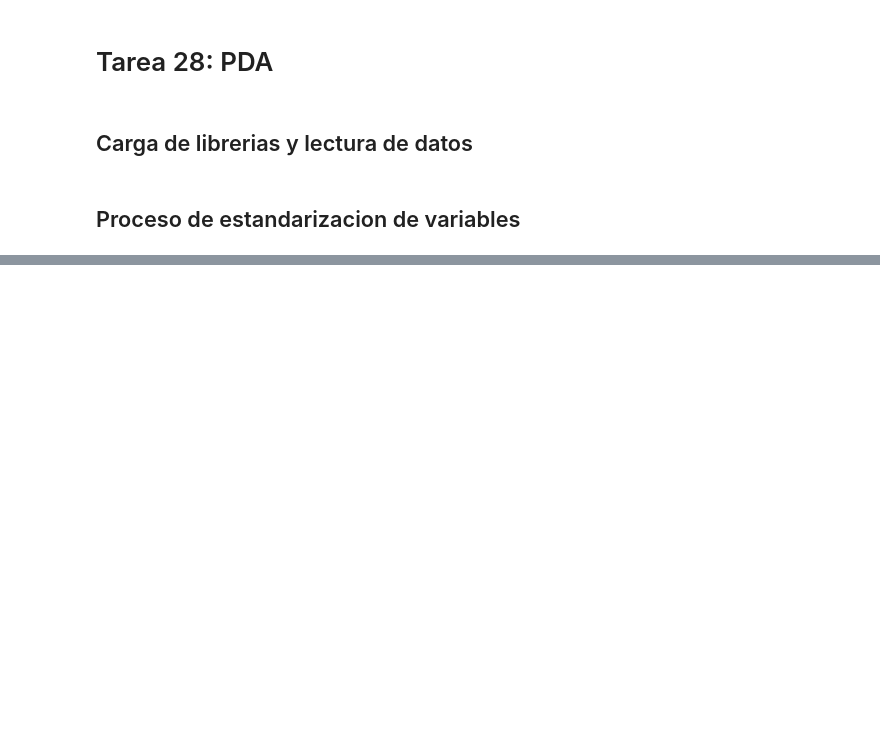
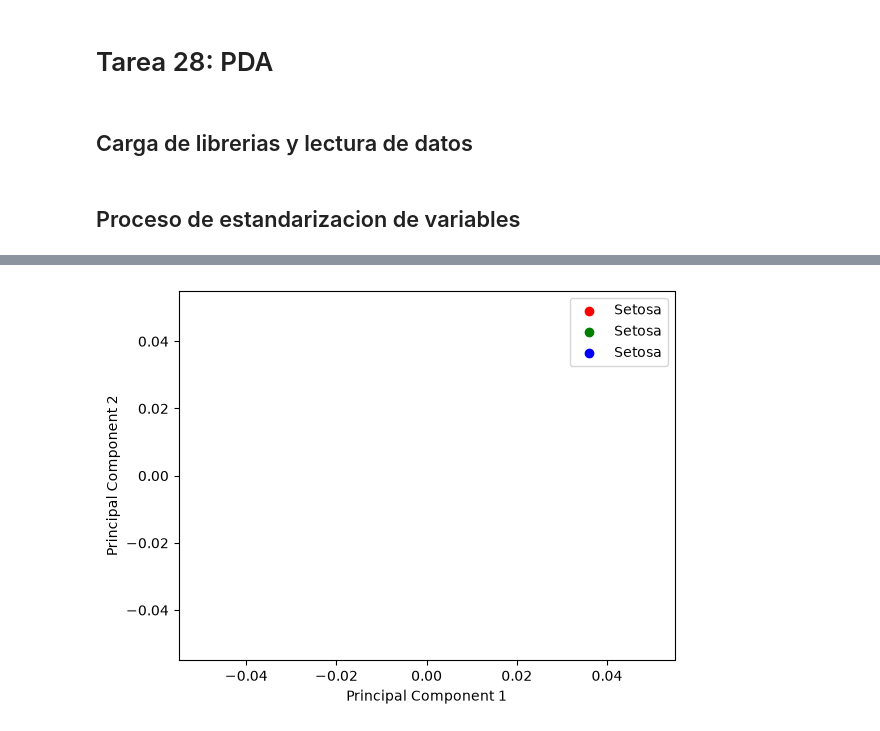
Before and after one commit to hhugoalonzo/PythonForDataScience, a Jupyter notebook: TareaM28-CD-HectorHugoAlonzoCortez.ipynb, the cells around one changed output, grey strips where cells are left out. Drawn from its saved outputs; the diff is of its cells as text; code cells hidden in the pictures; blank space fills up the shorter version.

Commit message:
Homework28: scatter pCA

```diff
--- a/TareaM28-CD-HectorHugoAlonzoCortez.ipynb
+++ b/TareaM28-CD-HectorHugoAlonzoCortez.ipynb
@@ -22,10 +22,11 @@ iris_df = pd.read_csv('iris.csv') # Load the data
 ## Proceso de estandarizacion de variables
 # %%
 # Encoding 'variety' column to numerical values
-iris_df['variety'] = iris_df['variety'].astype('category').cat.codes
+#iris_df['variety'] = iris_df['variety'].astype('category').cat.codes
 
 # Standarize the whole data
-df_standarized = StandardScaler().fit_transform(iris_df)
+X = iris_df.iloc[:, 0:4].values
+df_standarized = StandardScaler().fit_transform(X)
 df_standarized
 # %% [output]
 array([[-9.00681170e-01,  1.01900435e+00, -1.34022653e+00,
@@ -48,9 +49,11 @@ array([[-9.00681170e-01,  1.01900435e+00, -1.34022653e+00,
 # %%
-pca = PCA()
+pca = PCA(n_components=2)
 model_pca = pca.fit_transform(df_standarized)
+
 
 print('Eigenvalues: ')
 results = pca.explained_variance_
 print(results)
+print(pca.explained_variance_ratio_)
 # %% [output]
 Eigenvalues:
@@ -57,0 +73,26 @@ Eigenvalues:
+# %%
+import matplotlib.pyplot as plt
+
+pca_df = pd.DataFrame(data=model_pca, columns=['PC1', 'PC2'])
+pca_df['variety'] = iris_df.variety
+x = pca_df.PC1.values
+y = pca_df.PC2.values
+z = iris_df.variety.values
+
+for variety, color in zip([0, 1, 2], ['r', 'g', 'b']):
+    indices = pca_df['variety'] == variety
+    plt.scatter(pca_df.loc[indices, 'PC1'], pca_df.loc[indices, 'PC2'], c=color, label=iris_df.variety[variety])
+
+plt.xlabel('Principal Component 1')
+plt.ylabel('Principal Component 2')
+plt.legend()
+plt.show()
+
+# fig, ax = plt.subplots()
+# ax.set_title('Observations map')
+# ax.scatter(x, y)
+
+# for i, txt in enumerate(z):
+#     ax.annotate(txt, (x[i], y[i]))
+# %% [output]
+[figure, added]
```
Also changed, not shown: parts of 4 cells of this notebook, 1 other file.
